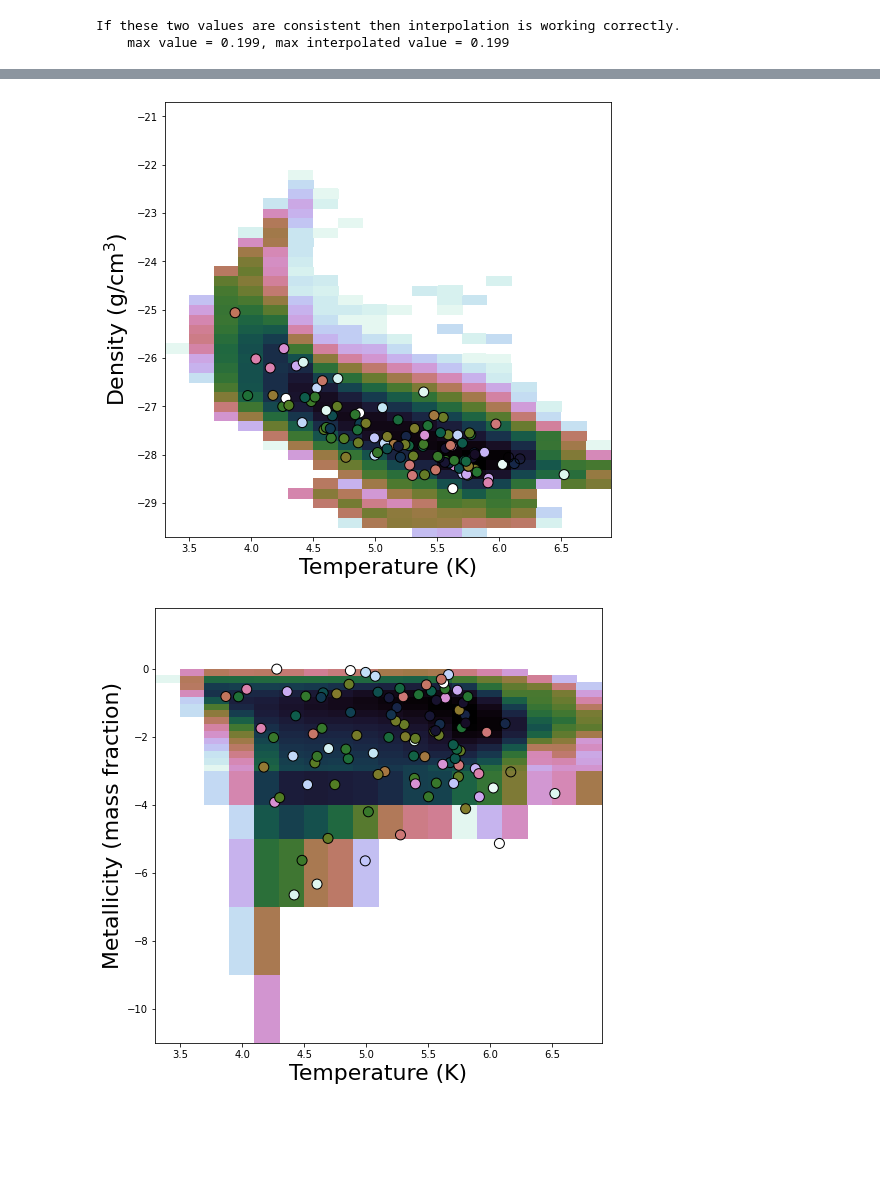
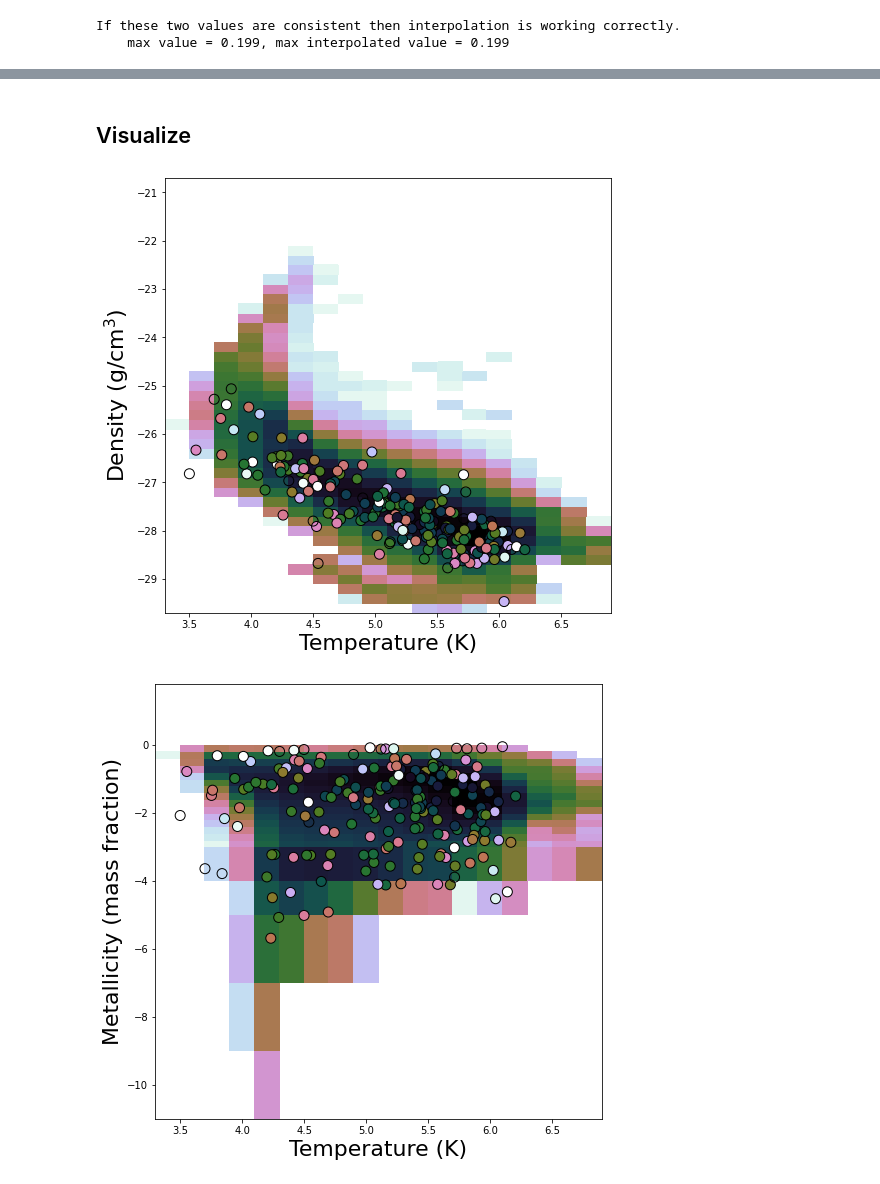
Before and after one commit to chummels/cgm_modeling_challenge, a Jupyter notebook: generate_sample1.ipynb, the cells around one changed output, grey strips where cells are left out. Saved outputs shown, nothing was run; the diff lists cells and outputs as text; code cells hidden in the pictures; blank space fills up the shorter version.

Commit message:
Working on generating sightlines.

```diff
--- a/generate_sample1.ipynb
+++ b/generate_sample1.ipynb
@@ -56,6 +82,5 @@ pdf = f['histogram'][...] / norm
 # %%
-# Sample points from the histogram
-
+# Create a Kernel Density Estimate to Allow Easy Resampling
 kde = kale.KDE.from_hist(
     bins,
     pdf,
@@ -66,5 +91,4 @@ kde = kale.KDE.from_hist(
         None,
     ],
 )
-sample = kde.resample( 100 )
 # %%
@@ -98,3 +116,37 @@ for sample_i in sample.transpose():
+# %%
+param_labels = [ 'Temperature', 'Density', 'Metallicity', 'HI Column' ]
+# %%
+sls = {
+    'Temperature': [],
+    'Density': [],
+    'Metallicity': [],
+    'HI Column': [],
+    'LOS Velocity': [],
+    'PDF Value': [],
+}
+for i in tqdm.tqdm( range( n_sightlines ) ):
+
+    # Choose number of clouds
+    n_clouds = rng.integers( min_clouds_per_sightline, max_clouds_per_sightline+1 )
+
+    # Sample from distribution
+    sample = kde.resample( n_clouds )
+
+    # Store parameters
+    for i, param in enumerate( param_labels ):
+        sls[param].append( sample[i] )
+
+    # Choose velocities
+    sls['LOS Velocity'].append( rng.uniform( *velocity_range, size=n_clouds ) )
+
+    # Identify frequency in simulations
+    sls['PDF Value'].append( np.array([ prob_fn( *_ ) for _ in sample.transpose() ]) )
+# %%
+clouds = {}
+for key, item in sls.items():
+    clouds[key] = np.concatenate( item )
+# %% [markdown]
+## Visualize
 # %%
 # Set up combinations to iterate through
 inds = range( len( histogram_axes ) )
@@ -107,35 +159,35 @@ for k, (i, j) in enumerate( combinations ):
     fig = plt.figure( figsize=(8,8), facecolor='w' )
     ax = plt.gca()
 
     sum_axes = copy.copy( list( inds ) )
     sum_axes.remove( i )
     sum_axes.remove( j )
     projection = pdf.sum( axis=tuple( sum_axes ) ).transpose()
     x, y = np.meshgrid( centers[i], centers[j] )
     ax.pcolormesh(
         centers[i],
         centers[j],
         np.log10( projection ),
         cmap = 'cubehelix_r',
     )
 
     ax.scatter(
-        sample[i],
-        sample[j],
+        clouds[param_labels[i]],
+        clouds[param_labels[j]],
         edgecolor = 'k',
         s = 100,
-        c = probs,
+        c = clouds['PDF Value'],
         vmin = np.nanmin( pdf[np.nonzero(pdf)] ),
         vmax = np.nanmax( pdf[np.nonzero(pdf)] ),
         cmap = palettable.cubehelix.classic_16_r.mpl_colormap,
         norm = matplotlib.colors.LogNorm(),
     )
 
 
     ax.set_xlabel( labels[i], fontsize=22 )
     ax.set_ylabel( labels[j], fontsize=22 )
 
     ax.set_aspect( 'auto' )
 # %% [output]
-[figure, old version]
+[figure, new version]
-[figure, old version]
+[figure, new version]
```
Also changed, not shown: parts of 26 cells of this notebook.
